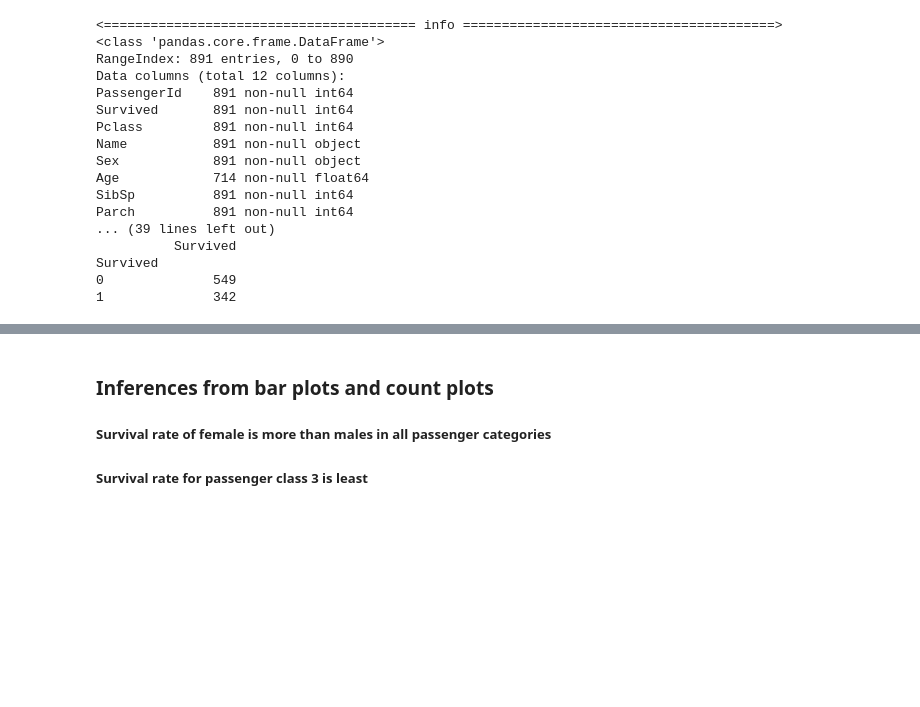
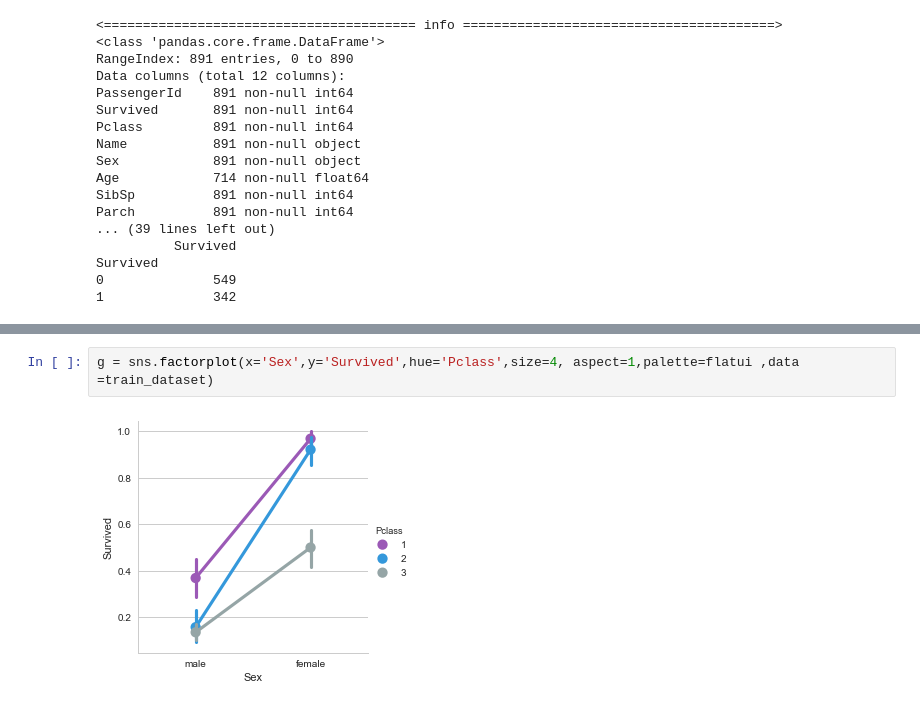
Before and after one commit to krishnamohan-seelam/MachineLearning_obsolete, a Jupyter notebook: classification/Kaggle_Titanic.ipynb, the cells around one changed output, grey strips where cells are left out. Drawn from its saved outputs; the diff is of its cells as text; blank space fills up the shorter version.

```diff
--- a/classification/Kaggle_Titanic.ipynb
+++ b/classification/Kaggle_Titanic.ipynb
@@ -265,4 +272,4 @@ g1 = sns.factorplot(x="Embarked", hue="Sex", col="Survived",data=train_dataset,
-# %% [markdown]
-### Inferences  from bar plots and count plots
-##### Survival rate of female is more than males in all passenger categories
-##### Survival rate for passenger class 3 is least
+# %%
+g = sns.factorplot(x='Sex',y='Survived',hue='Pclass',size=4, aspect=1,palette=flatui ,data =train_dataset)
+# %% [output]
+[figure, added]
```
Also changed, not shown: parts of 24 cells of this notebook.
